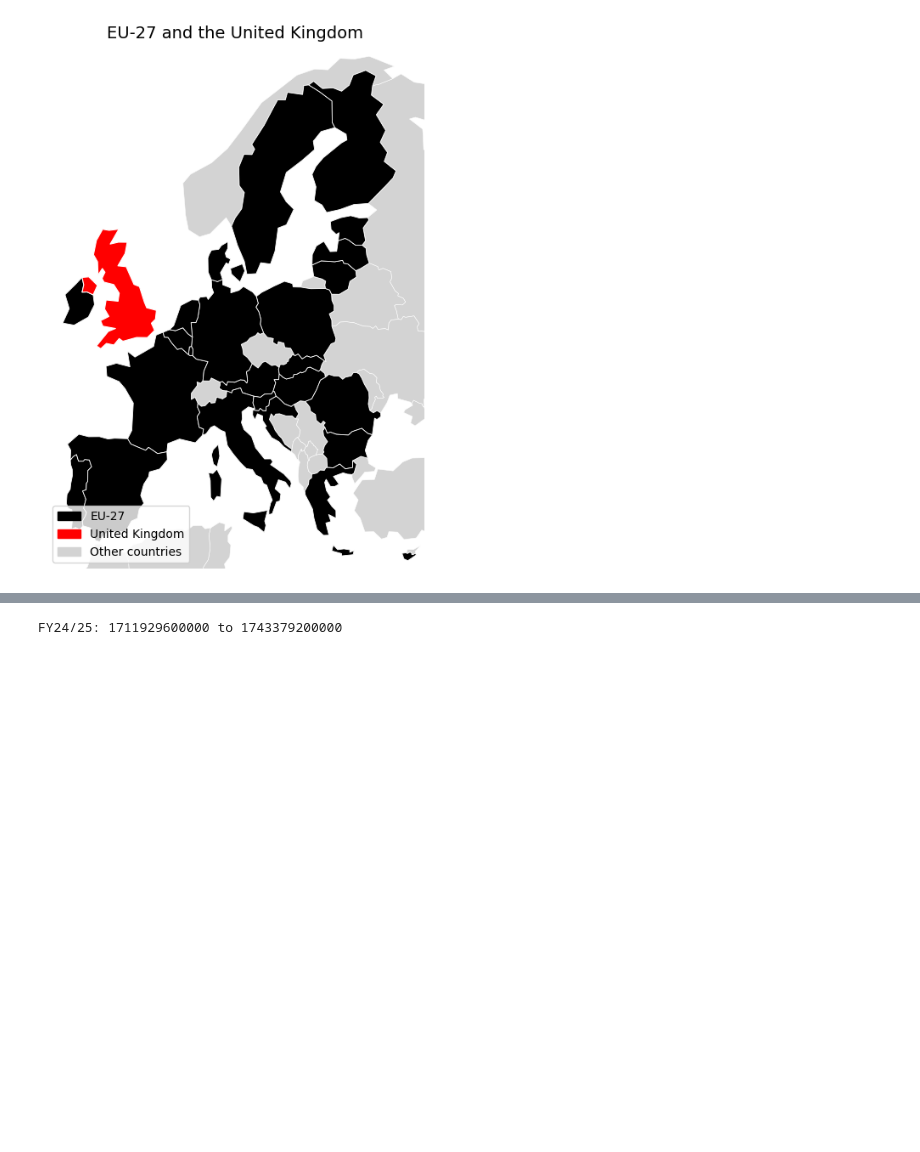
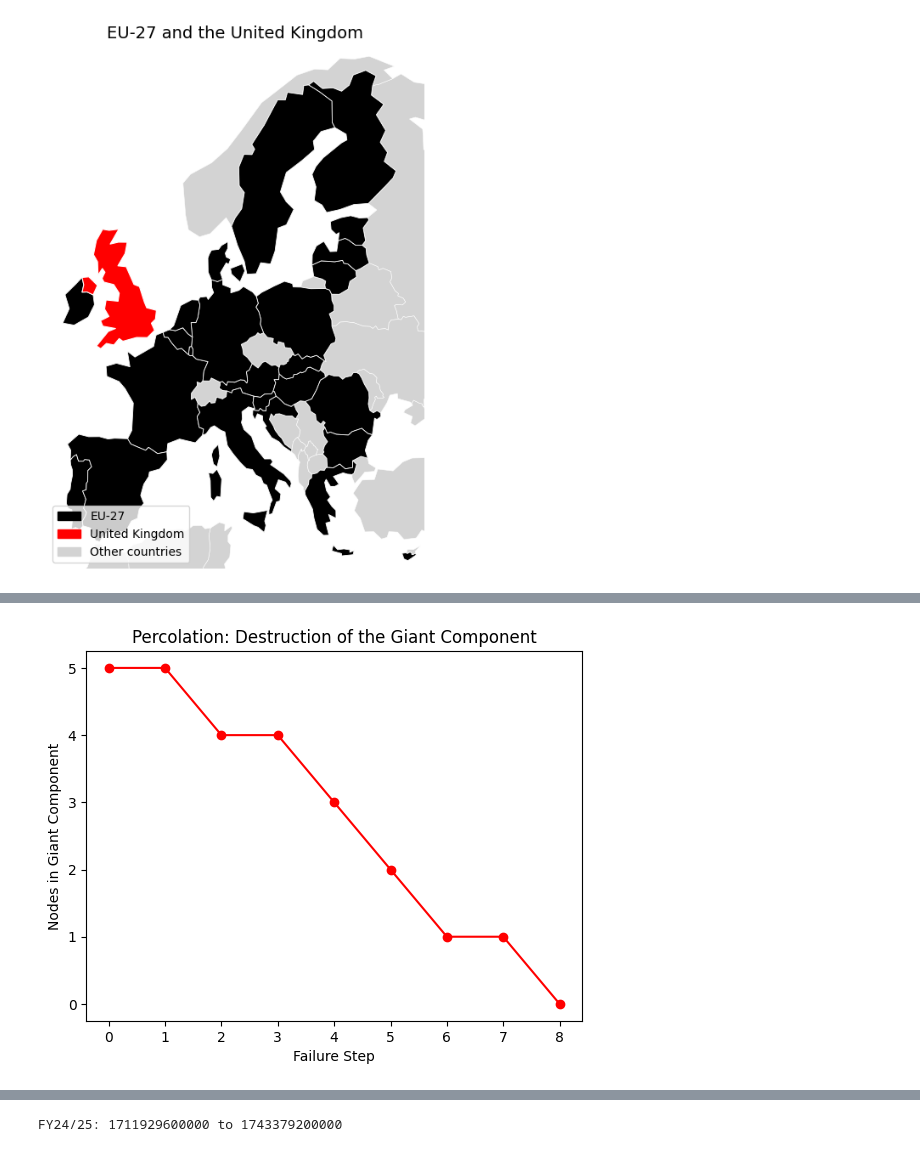
Before and after one commit to OlajideFemi/Carbon-Footprint, a Jupyter notebook: PullRequest.ipynb, the cells around one changed output, grey strips where cells are left out. Saved outputs shown, nothing was run; the diff lists cells and outputs as text; code cells hidden in the pictures; blank space fills up the shorter version.

```diff
--- a/PullRequest.ipynb
+++ b/PullRequest.ipynb
@@ -136,3 +150,61 @@ plt.show()
+# %%
+import networkx as nx
+import matplotlib.pyplot as plt
+
+def simulate_percolation():
+    # 1. Setup Graph with Capacity and Load
+    G = nx.Graph()
+    port_data = {
+        "Dover": {"load": 8000, "capacity": 9200},
+        "Calais": {"load": 8000, "capacity": 9000},
+        "Felixstowe": {"load": 7000, "capacity": 7800},
+        "Rotterdam": {"load": 12000, "capacity": 13500},
+        "Dunkirk": {"load": 2000, "capacity": 2500},
+        "Antwerp": {"load": 11000, "capacity": 12000},
+        "Zeebrugge": {"load": 4000, "capacity": 4800},
+        "Hull": {"load": 3000, "capacity": 3600}
+    }
+    for p, d in port_data.items(): G.add_node(p, **d)
+
+    # Define Bidirectional Connectivity
+    G.add_edges_from([("Dover", "Calais"), ("Dover", "Dunkirk"), ("Calais", "Dunkirk"),
+                      ("Felixstowe", "Rotterdam"), ("Felixstowe", "Antwerp"),
+                      ("Rotterdam", "Antwerp"), ("Hull", "Zeebrugge"),
+                      ("Hull", "Rotterdam"), ("Zeebrugge", "Antwerp")])
+
+    gcc_history = [len(max(nx.connected_components(G), key=len))]
+    failed = []
+    queue = ["Calais"]
+
+    while queue:
+        node = queue.pop(0)
+        if node not in G: continue
+
+        load_to_move = G.nodes[node]['load']
+        failed.append(node)
+        G.remove_node(node)
+
+        # Calculate new GCC Size
+        if len(G) > 0:
+            gcc_history.append(len(max(nx.connected_components(G), key=len)))
+            # Redistribute load
+            for n in G.nodes:
+                G.nodes[n]['load'] += load_to_move / len(G.nodes)
+                if G.nodes[n]['load'] > G.nodes[n]['capacity'] and n not in queue:
+                    queue.append(n)
+        else:
+            gcc_history.append(0)
+
+    return gcc_history, failed
+
+# Execute and Plot
+gcc_history, failure_order = simulate_percolation()
+plt.plot(gcc_history, marker='o', color='red')
+plt.title("Percolation: Destruction of the Giant Component")
+plt.xlabel("Failure Step"); plt.ylabel("Nodes in Giant Component")
+plt.savefig('percolation_plot.png')
+# %% [output]
+[figure, added]
 # %% [markdown]
 Great — for a 5,000-word academic submission, you’ll need a structured, critical, theory-driven report rather than a descriptive overview. Below is a full dissertation-style framework you can use, including suggested word counts, theoretical anchors, and analytical depth.
 
```
Also changed, not shown: parts of 3 cells of this notebook.
